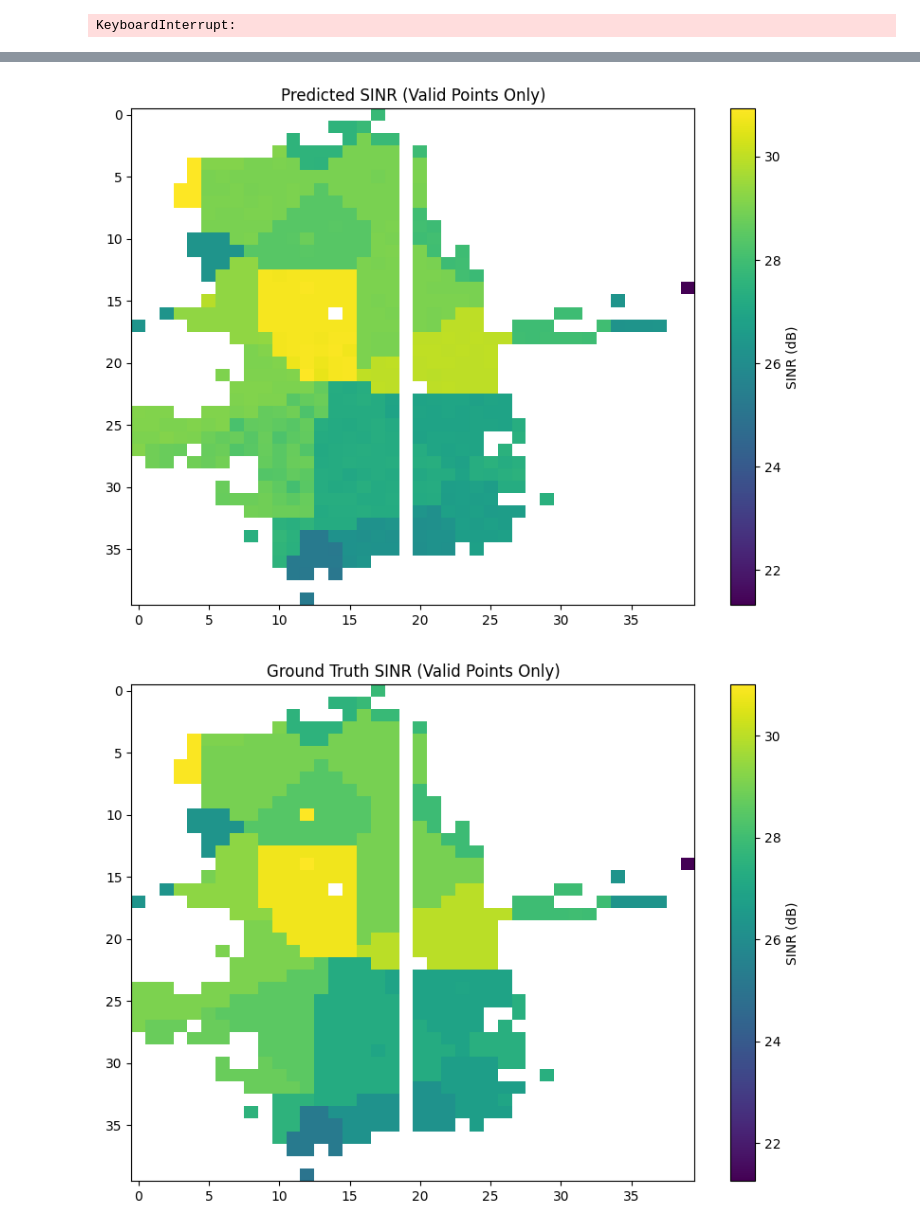
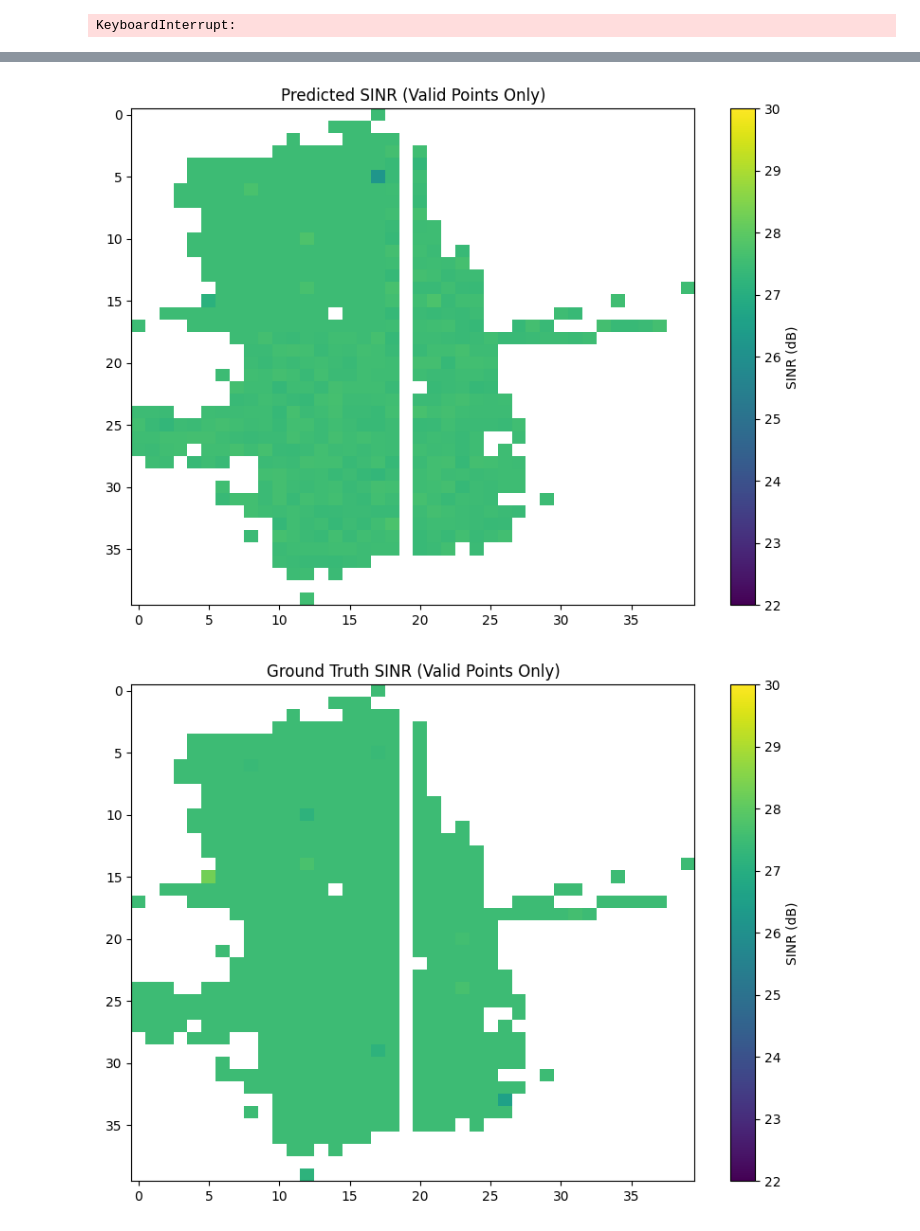
Before and after one commit to longwei-xiao/PyTorch-VAE, a Jupyter notebook: test_model_file.ipynb, the cells around one changed output, grey strips where cells are left out. Cells and saved outputs as stored; diff of their text form; code cells hidden in the pictures.

```diff
--- a/test_model_file.ipynb
+++ b/test_model_file.ipynb
@@ -418,7 +418,7 @@ import numpy as np
 import pandas as pd
 
 # ✅ 第一步：加载训练好的模型
-device = torch.device("cuda" if torch.cuda.is_available() else "cpu")
+device = torch.device("cpu")
 
 model = ConditionalVAE(
     in_channels=1,
@@ -429,7 +429,7 @@ model = ConditionalVAE(
     hidden_dims=[32,64,128,256,512]
 ).to(device)
 
-model.load_state_dict(torch.load("conditional_vae_model.pth"))
+model.load_state_dict(torch.load("conditional_vae_model.pth",map_location=torch.device('cpu')))
 print("✅ Model loaded from 'conditional_vae_model.pth'")
 
 model.eval()
@@ -482,13 +482,17 @@ for y, x in zip(valid_y_cpu, valid_x_cpu):
 sensor_indices = np.array(sensor_indices)
 print(f"✅ Found nearest sensors for {len(sensor_indices)} valid points")
 
+global_mean = sensor_means.mean()
+global_std = sensor_stds.mean()
 # ✅ 第七步：反归一化预测值
 pred_vals_std = sampled_pred[0, 0, valid_y, valid_x].cpu().numpy()
-pred_vals_orig = pred_vals_std * sensor_stds[sensor_indices, 0] + sensor_means[sensor_indices, 0]
+#pred_vals_orig = pred_vals_std * sensor_stds[sensor_indices, 0] + sensor_means[sensor_indices, 0]
+pred_vals_orig = pred_vals_std * global_std + global_mean
 
 # ✅ 第八步：反归一化真实值
 gt_vals_std = x_batch[0, 0, valid_y_cpu, valid_x_cpu].cpu().numpy()
-gt_vals_orig = gt_vals_std * sensor_stds[sensor_indices, 0] + sensor_means[sensor_indices, 0]
+#gt_vals_orig = gt_vals_std * sensor_stds[sensor_indices, 0] + sensor_means[sensor_indices, 0]
+gt_vals_orig = gt_vals_std * global_std + global_mean
 
 print("✅ Denormalization complete")
 
@@ -530,7 +534,7 @@ print("✅ Grids saved to 'pred_grid.npy' and 'gt_grid.npy'")
 # ✅ 第十三步：可视化预测结果
 masked_pred = np.ma.masked_where(pred_grid_orig == 0, pred_grid_orig)
 plt.figure(figsize=(8, 6))
-plt.imshow(masked_pred, cmap='viridis', aspect='auto')
+plt.imshow(masked_pred, cmap='viridis', aspect='auto', vmin=22, vmax=30)
 plt.colorbar(label='SINR (dB)')
 plt.title("Predicted SINR (Valid Points Only)")
 plt.tight_layout()
@@ -540,7 +544,7 @@ plt.show()
 # ✅ 第十四步：可视化真实值
 masked_gt = np.ma.masked_where(gt_grid_valid_only == 0, gt_grid_valid_only)
 plt.figure(figsize=(8, 6))
-plt.imshow(masked_gt, cmap='viridis', aspect='auto')
+plt.imshow(masked_gt, cmap='viridis', aspect='auto', vmin=22, vmax=30)
 plt.colorbar(label='SINR (dB)')
 plt.title("Ground Truth SINR (Valid Points Only)")
 plt.tight_layout()
@@ -551,7 +555,7 @@ plt.show()
 error_grid = torch.abs(pred_grid_orig - gt_grid_valid_only)
 masked_error = np.ma.masked_where(error_grid == 0, error_grid)
 plt.figure(figsize=(8, 6))
-plt.imshow(masked_error, cmap='coolwarm', aspect='auto')
+plt.imshow(masked_error, cmap='coolwarm', aspect='auto', vmin=22, vmax=30)
 plt.colorbar(label='Absolute Error (dB)')
 plt.title(f"Prediction Error (MAE={mae:.4f}, RMSE={rmse:.4f})")
 plt.tight_layout()
@@ -586,3 +590,3 @@ MAE:  0.0390
 ✅ Grids saved to 'pred_grid.npy' and 'gt_grid.npy'
-[figure, old version]
+[figure, new version]
-[figure, old version]
+[figure, new version]
```
Also changed, not shown: parts of 1 cell of this notebook, 1 other file.
